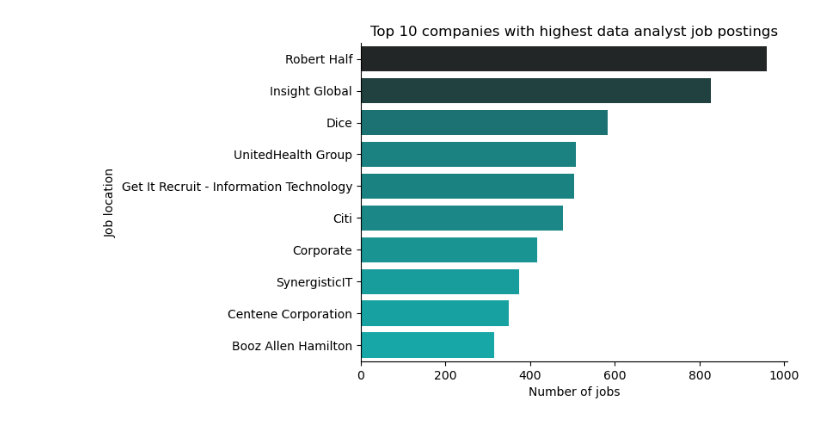
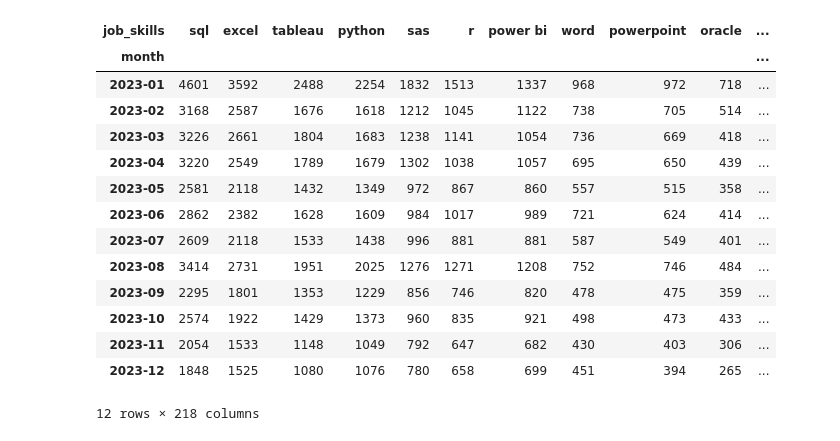
Before and after one commit to provence2911/Python_Data_Project, a Jupyter notebook: Project/3_Skill_Trend.ipynb, the cells around one changed output. Saved outputs shown, nothing was run; the diff lists cells and outputs as text; code cells hidden in the pictures.

```diff
--- a/Project/3_Skill_Trend.ipynb
+++ b/Project/3_Skill_Trend.ipynb
@@ -66,12 +29,23 @@ fig.tight_layout()
-# %%
-# Top companies:
-df_top_states = df_DA_US.company_name.value_counts().sort_values(ascending=False).head(10).to_frame()
-
-sns.barplot(df_top_states, x='count', y='company_name', legend=False, hue = 'count', palette ='dark:c_r')
-sns.despine()  #remove the plot border
-plt.ylabel('Job location')
-plt.xlabel('Number of jobs')
-plt.title('Top 10 companies with highest data analyst job postings')
-plt.show()
-# %% [output]
-[figure, removed]
+# %%
+df_DA_skill_count = df_explode.pivot_table(index='month', columns='job_skills', aggfunc='size', fill_value=0)
+df_DA_skill_count.loc['total'] = df_DA_skill_count.sum()
+sorted_skills = df_DA_skill_count.loc['total'].sort_values(ascending=False).index
+df_DA_skill_count = df_DA_skill_count[sorted_skills]
+df_DA_skill_count = df_DA_skill_count.drop('total')
+df_DA_skill_count
+# %% [output]
+| job_skills | sql | excel | tableau | python | sas | r | power bi | word | powerpoint | oracle | ... |
+| month |  |  |  |  |  |  |  |  |  |  | ... |
+| 2023-01 | 4601 | 3592 | 2488 | 2254 | 1832 | 1513 | 1337 | 968 | 972 | 718 | ... |
+| 2023-02 | 3168 | 2587 | 1676 | 1618 | 1212 | 1045 | 1122 | 738 | 705 | 514 | ... |
+| 2023-03 | 3226 | 2661 | 1804 | 1683 | 1238 | 1141 | 1054 | 736 | 669 | 418 | ... |
+| 2023-04 | 3220 | 2549 | 1789 | 1679 | 1302 | 1038 | 1057 | 695 | 650 | 439 | ... |
+| 2023-05 | 2581 | 2118 | 1432 | 1349 | 972 | 867 | 860 | 557 | 515 | 358 | ... |
+| 2023-06 | 2862 | 2382 | 1628 | 1609 | 984 | 1017 | 989 | 721 | 624 | 414 | ... |
+| 2023-07 | 2609 | 2118 | 1533 | 1438 | 996 | 881 | 881 | 587 | 549 | 401 | ... |
+| 2023-08 | 3414 | 2731 | 1951 | 2025 | 1276 | 1271 | 1208 | 752 | 746 | 484 | ... |
+| 2023-09 | 2295 | 1801 | 1353 | 1229 | 856 | 746 | 820 | 478 | 475 | 359 | ... |
+| 2023-10 | 2574 | 1922 | 1429 | 1373 | 960 | 835 | 921 | 498 | 473 | 433 | ... |
+| 2023-11 | 2054 | 1533 | 1148 | 1049 | 792 | 647 | 682 | 430 | 403 | 306 | ... |
+| 2023-12 | 1848 | 1525 | 1080 | 1076 | 780 | 658 | 699 | 451 | 394 | 265 | ... |
+12 rows × 218 columns
```
Also changed, not shown: parts of 15 cells of this notebook, 1 other file.
